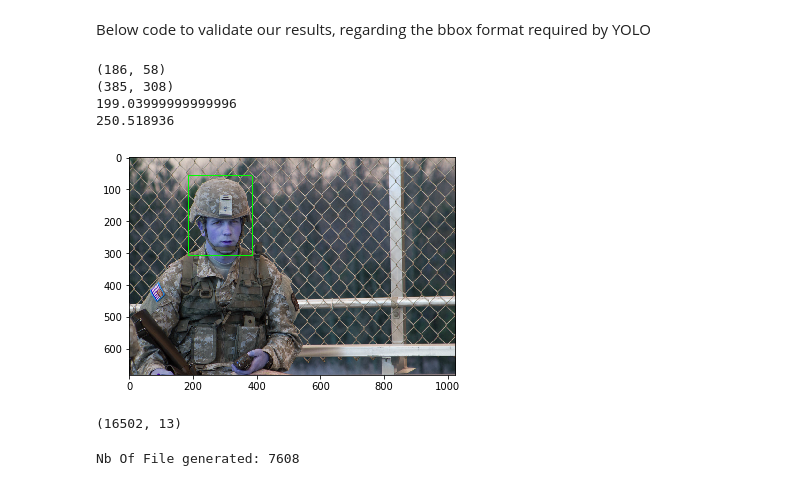
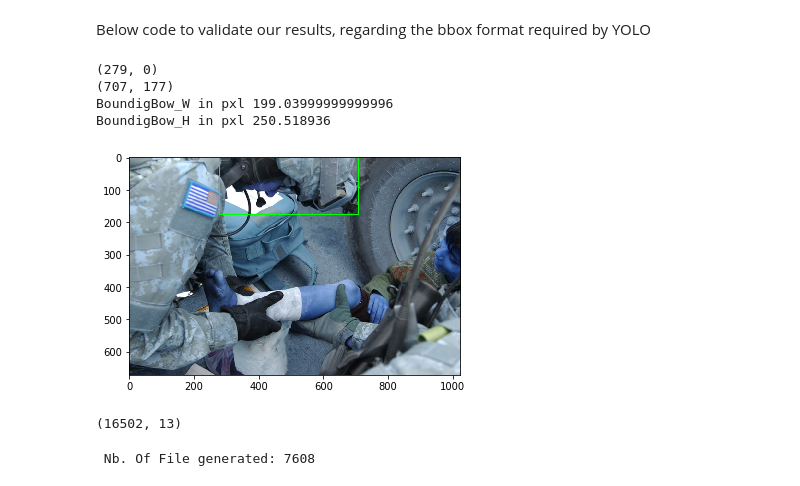
Before and after one commit to MeAmarP/yolo-on-OID, a Jupyter notebook: OID_Work.ipynb, the cells around one changed output. Saved outputs shown, nothing was run; the diff lists cells and outputs as text; code cells hidden in the pictures.

Commit message:
Custom train and test done

```diff
--- a/OID_Work.ipynb
+++ b/OID_Work.ipynb
@@ -317,34 +350,34 @@ Below code to validate our results, regarding the bbox format required by YOLO
 # %%
 # Write routine to display labelled objects in training image dataset
 # This is just to understand and check how to normalize-dnormalize bbox values
 
 import cv2
 from google.colab.patches import cv2_imshow
 import matplotlib.pyplot as plt
 
-img = cv2.imread("/content/img_data/00001bcc92282a38.jpg")
+img = cv2.imread("/content/img_data/000023aa04ab09ed.jpg")
 h,w,_ = img.shape
 
-for _,row in train_helmet_anno_df[train_helmet_anno_df.ImageID == "00001bcc92282a38.jpg"].iterrows():
+for _,row in train_helmet_anno_df[train_helmet_anno_df.ImageID == "000023aa04ab09ed.jpg"].iterrows():
   ## print(row[['YMin', 'XMin', 'YMax', 'XMax']].values.tolist())
   pxl_xmin = int(row['XMin']*w)
   pxl_xmax = int(row['XMax']*w)
   pxl_ymin = int(row['YMin']*h)
   pxl_ymax = int(row['YMax']*h)
   print((pxl_xmin,pxl_ymin))
   print((pxl_xmax,pxl_ymax))
   img = cv2.rectangle(img,(pxl_xmin,pxl_ymin),(pxl_xmax,pxl_ymax),(0,255,0),2)
 plt.imshow(img)
 # cv2_imshow(img)
 
 print("BoundigBow_W in pxl",train_helmet_anno_df.bbox_w[0]*train_helmet_anno_df.img_w[0])
 print("BoundigBow_H in pxl",train_helmet_anno_df.bbox_h[0]*train_helmet_anno_df.img_h[0])
 # %% [output]
-(186, 58)
-(385, 308)
-199.03999999999996
-250.518936
+(279, 0)
+(707, 177)
+BoundigBow_W in pxl 199.03999999999996
+BoundigBow_H in pxl 250.518936
-[figure, old version]
+[figure, new version]
 # %%
 train_helmet_anno_df.shape
 # %% [output]
@@ -353,20 +386,23 @@ train_helmet_anno_df.shape
 #===============================================================================
 ### ACTIVE: To geneate and save bbox details in .txt file for each image
 #===============================================================================
-from tqdm import tqdm
+# from tqdm import tqdm
 
+### HelmetImgID = [imgid.split('.')[0] for imgid in train_helmet_anno_df.ImageID.unique()]
 
-for imgid in tqdm(train_helmet_anno_df.ImageID.unique()):
-  df=train_helmet_anno_df.loc[train_helmet_anno_df.ImageID == imgid ]
-  df=df[['imgclass','bbox_cx', 'bbox_cy', 'bbox_w','bbox_h']]
-  path_to_save = '/content/img_data/'+imgid+'.txt'
-  df.to_csv(path_to_save, header=None, index=None, sep=' ')
+# for imgid in tqdm(train_helmet_anno_df.ImageID.unique()):
+#   df=train_helmet_anno_df.loc[train_helmet_anno_df.ImageID == imgid ]
+#   df=df[['imgclass','bbox_cx', 'bbox_cy', 'bbox_w','bbox_h']]
+#   imgid = imgid.split('.')[0]
+#   path_to_save = '/content/img_data/'+imgid+'.txt'
+#   # print(df,path_to_save)
+#   df.to_csv(path_to_save, header=None, index=None, sep=' ')
 
 #check no of file generated
 import glob
 print("\n Nb. Of File generated:",len(glob.glob('/content/img_data/*.txt')))
 # %% [output]
-Nb Of File generated: 7608
+ Nb. Of File generated: 7608
 # %%
 #create .txt files train.txt & valid.txt with absolute path of the image
 # total image we have are 7608 lets split: train = 6000 rest for test.
```
Also changed, not shown: parts of 17 cells of this notebook.
